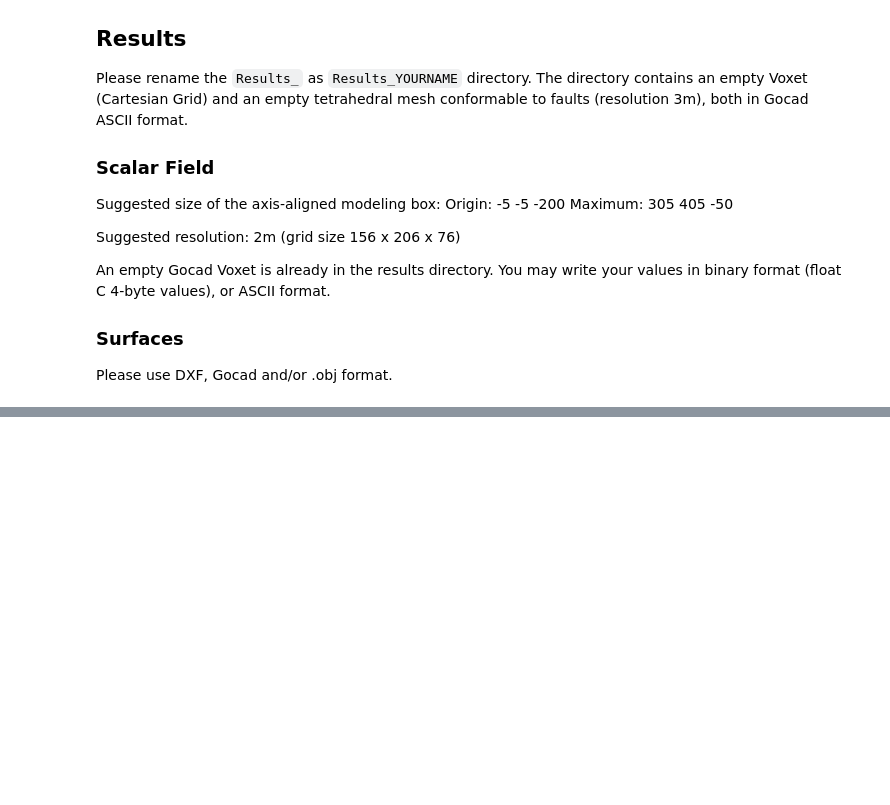
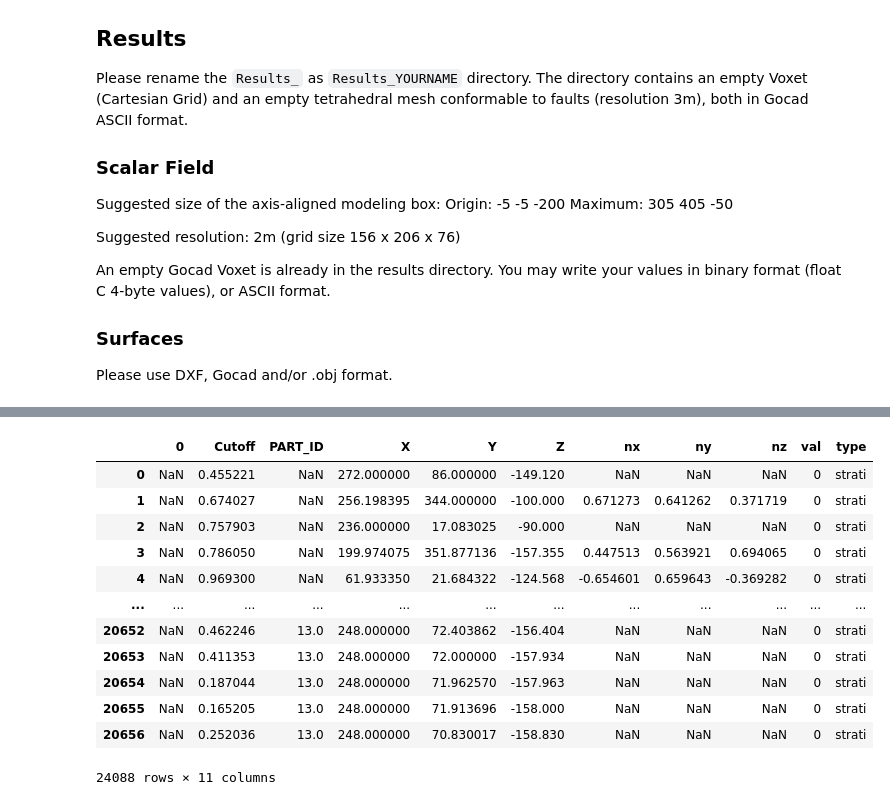
Before and after one commit to Loop3D/ImplicitBenchmark, a Jupyter notebook: Moureze/Results_Lachlan/Moureze_LoopStructural.ipynb, the cells around one changed output, grey strips where cells are left out. Cells and saved outputs as stored; diff of their text form; code cells hidden in the pictures; blank space fills up the shorter version.

```diff
--- a/Moureze/Results_Lachlan/Moureze_LoopStructural.ipynb
+++ b/Moureze/Results_Lachlan/Moureze_LoopStructural.ipynb
@@ -100,3 +108,19 @@ To retain the current behavior and silence the warning, pass 'sort=True'.
+# %%
+data
+# %% [output]
+|  | 0 | Cutoff | PART_ID | X | Y | Z | nx | ny | nz | val | type |
+| 0 | NaN | 0.455221 | NaN | 272.000000 | 86.000000 | -149.120 | NaN | NaN | NaN | 0 | strati |
+| 1 | NaN | 0.674027 | NaN | 256.198395 | 344.000000 | -100.000 | 0.671273 | 0.641262 | 0.371719 | 0 | strati |
+| 2 | NaN | 0.757903 | NaN | 236.000000 | 17.083025 | -90.000 | NaN | NaN | NaN | 0 | strati |
+| 3 | NaN | 0.786050 | NaN | 199.974075 | 351.877136 | -157.355 | 0.447513 | 0.563921 | 0.694065 | 0 | strati |
+| 4 | NaN | 0.969300 | NaN | 61.933350 | 21.684322 | -124.568 | -0.654601 | 0.659643 | -0.369282 | 0 | strati |
+| ... | ... | ... | ... | ... | ... | ... | ... | ... | ... | ... | ... |
+| 20652 | NaN | 0.462246 | 13.0 | 248.000000 | 72.403862 | -156.404 | NaN | NaN | NaN | 0 | strati |
+| 20653 | NaN | 0.411353 | 13.0 | 248.000000 | 72.000000 | -157.934 | NaN | NaN | NaN | 0 | strati |
+| 20654 | NaN | 0.187044 | 13.0 | 248.000000 | 71.962570 | -157.963 | NaN | NaN | NaN | 0 | strati |
+| 20655 | NaN | 0.165205 | 13.0 | 248.000000 | 71.913696 | -158.000 | NaN | NaN | NaN | 0 | strati |
+| 20656 | NaN | 0.252036 | 13.0 | 248.000000 | 70.830017 | -158.830 | NaN | NaN | NaN | 0 | strati |
+24088 rows × 11 columns
 # %%
 boundary_points = np.zeros((2,3))
 
```
Also changed, not shown: parts of 11 cells of this notebook, 3 other files.
